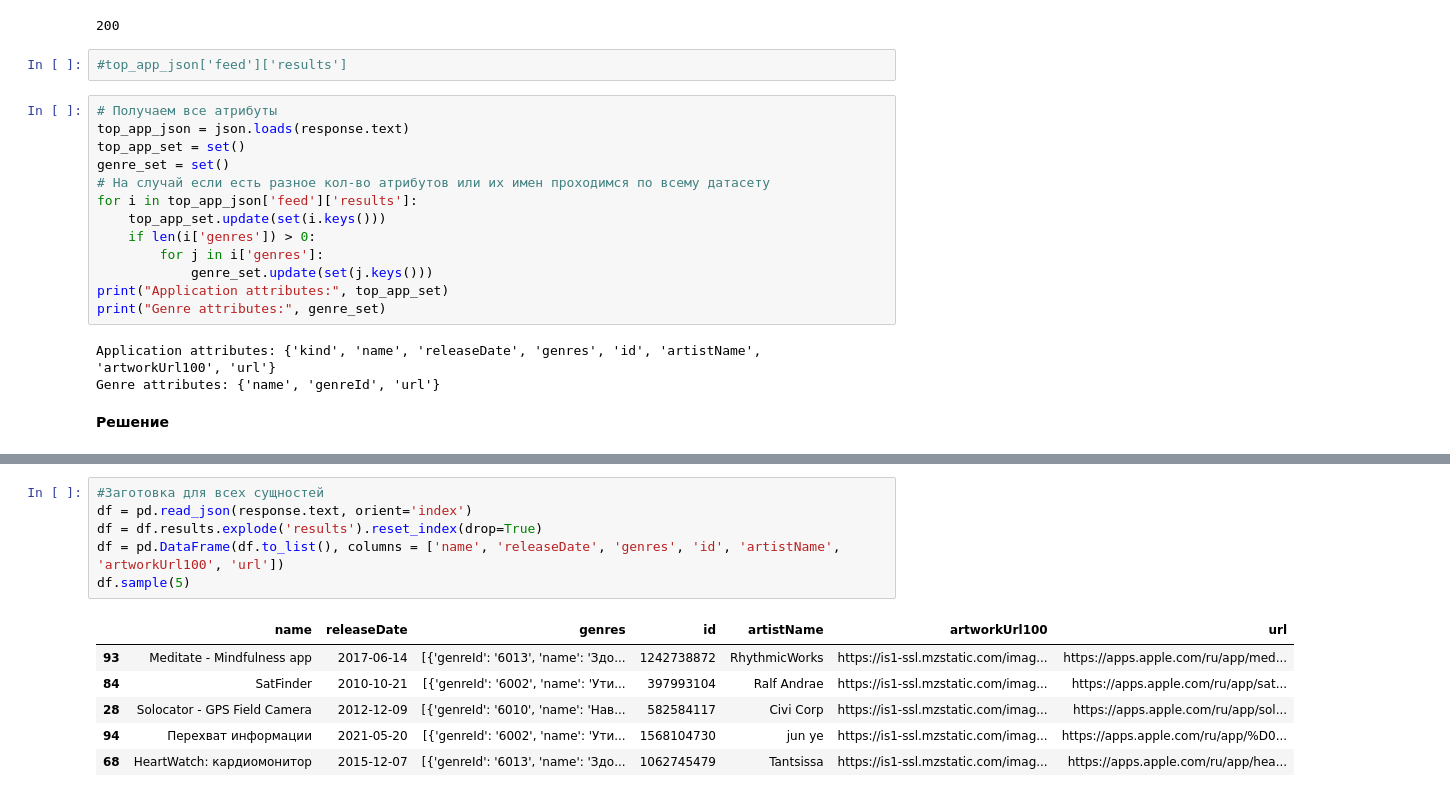
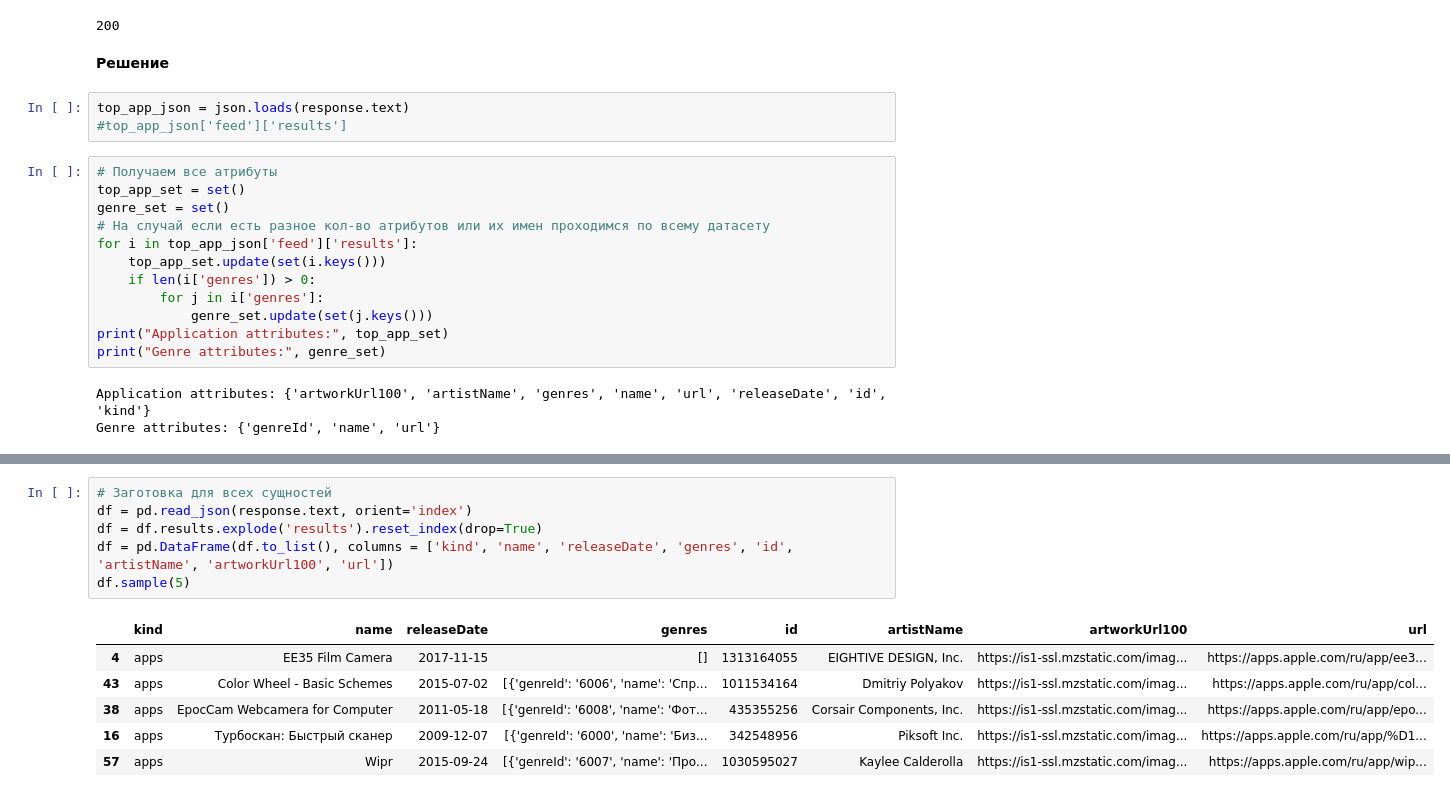
Before and after one commit to D-lana/Test_Finam, a Jupyter notebook: test_api/test_api_task_1.ipynb, the cells around one changed output, grey strips where cells are left out. Saved outputs shown, nothing was run; the diff lists cells and outputs as text.

```diff
--- a/test_api/test_api_task_1.ipynb
+++ b/test_api/test_api_task_1.ipynb
@@ -17,11 +19,13 @@ response = requests.get(url)
 response.status_code
 # %% [output]
 200
+# %% [markdown]
+**Решение**
 # %%
+top_app_json = json.loads(response.text)
 #top_app_json['feed']['results']
 # %%
 # Получаем все атрибуты
-top_app_json = json.loads(response.text)
 top_app_set = set()
 genre_set = set()
 # На случай если есть разное кол-во атрибутов или их имен проходимся по всему датасету
@@ -33,22 +37,20 @@ for i in top_app_json['feed']['results']:
 print("Аpplication attributes:", top_app_set)
 print("Genre attributes:", genre_set)
 # %% [output]
-Аpplication attributes: {'kind', 'name', 'releaseDate', 'genres', 'id', 'artistName', 'artworkUrl100', 'url'}
-Genre attributes: {'name', 'genreId', 'url'}
+Аpplication attributes: {'artworkUrl100', 'artistName', 'genres', 'name', 'url', 'releaseDate', 'id', 'kind'}
+Genre attributes: {'genreId', 'name', 'url'}
-# %% [markdown]
-**Решение**
 # %% [markdown]
 ![drawSQL-top-app-export-2023-06-28-3.png](attachment:drawSQL-top-app-export-2023-06-28-3.png)
 # %%
-#Заготовка для всех сущностей
+# Заготовка для всех сущностей
 df = pd.read_json(response.text, orient='index')
 df = df.results.explode('results').reset_index(drop=True)
-df = pd.DataFrame(df.to_list(), columns = ['name', 'releaseDate', 'genres', 'id', 'artistName', 'artworkUrl100', 'url'])
+df = pd.DataFrame(df.to_list(), columns = ['kind', 'name', 'releaseDate', 'genres', 'id', 'artistName', 'artworkUrl100', 'url'])
 df.sample(5)
 # %% [output]
-|  | name | releaseDate | genres | id | artistName | artworkUrl100 | url |
-| 93 | Meditate - Mindfulness app | 2017-06-14 | [{'genreId': '6013', 'name': 'Здо... | 1242738872 | RhythmicWorks | https://is1-ssl.mzstatic.com/imag... | https://apps.apple.com/ru/app/med... |
-| 84 | SatFinder | 2010-10-21 | [{'genreId': '6002', 'name': 'Ути... | 397993104 | Ralf Andrae | https://is1-ssl.mzstatic.com/imag... | https://apps.apple.com/ru/app/sat... |
-| 28 | Solocator - GPS Field Camera | 2012-12-09 | [{'genreId': '6010', 'name': 'Нав... | 582584117 | Civi Corp | https://is1-ssl.mzstatic.com/imag... | https://apps.apple.com/ru/app/sol... |
-| 94 | Перехват информации | 2021-05-20 | [{'genreId': '6002', 'name': 'Ути... | 1568104730 | jun ye | https://is1-ssl.mzstatic.com/imag... | https://apps.apple.com/ru/app/%D0... |
-| 68 | HeartWatch: кардиомонитор | 2015-12-07 | [{'genreId': '6013', 'name': 'Здо... | 1062745479 | Tantsissa | https://is1-ssl.mzstatic.com/imag... | https://apps.apple.com/ru/app/hea... |
+|  | kind | name | releaseDate | genres | id | artistName | artworkUrl100 | url |
+| 4 | apps | EE35 Film Camera | 2017-11-15 | [] | 1313164055 | EIGHTIVE DESIGN, Inc. | https://is1-ssl.mzstatic.com/imag... | https://apps.apple.com/ru/app/ee3... |
+| 43 | apps | Color Wheel - Basic Schemes | 2015-07-02 | [{'genreId': '6006', 'name': 'Спр... | 1011534164 | Dmitriy Polyakov | https://is1-ssl.mzstatic.com/imag... | https://apps.apple.com/ru/app/col... |
+| 38 | apps | EpocCam Webcamera for Computer | 2011-05-18 | [{'genreId': '6008', 'name': 'Фот... | 435355256 | Corsair Components, Inc. | https://is1-ssl.mzstatic.com/imag... | https://apps.apple.com/ru/app/epo... |
+| 16 | apps | Турбоскан: Быстрый сканер | 2009-12-07 | [{'genreId': '6000', 'name': 'Биз... | 342548956 | Piksoft Inc. | https://is1-ssl.mzstatic.com/imag... | https://apps.apple.com/ru/app/%D1... |
+| 57 | apps | Wipr | 2015-09-24 | [{'genreId': '6007', 'name': 'Про... | 1030595027 | Kaylee Calderolla | https://is1-ssl.mzstatic.com/imag... | https://apps.apple.com/ru/app/wip... |
```
Also changed, not shown: parts of 6 cells of this notebook, 4 other files.
